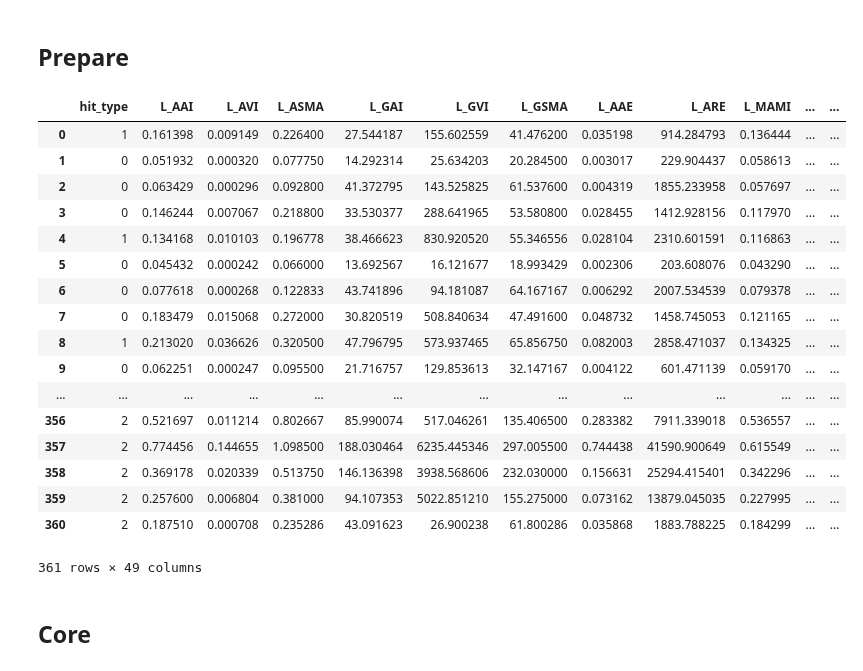
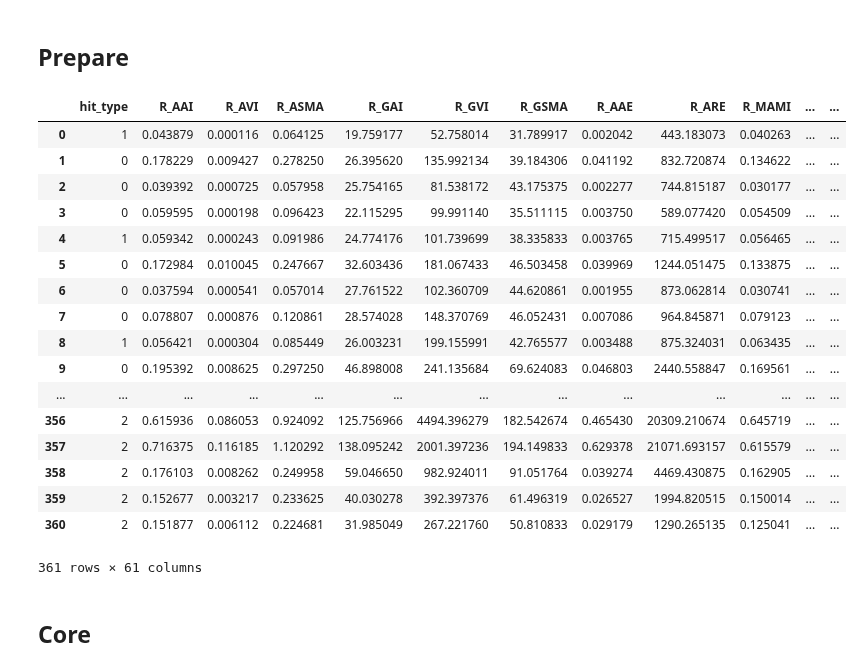
Before and after one commit to dsmilab/Taiko-Master, a Jupyter notebook: util/LGBM.ipynb, the cells around one changed output. Drawn from its saved outputs; the diff is of its cells as text; code cells hidden in the pictures.

```diff
--- a/util/LGBM.ipynb
+++ b/util/LGBM.ipynb
@@ -2,8 +2,7 @@
 <h1>Table of Contents<span class="tocSkip"></span></h1>
 <div class="toc" style="margin-top: 1em;"><ul class="toc-item"><li><span><a href="#LGBM-training" data-toc-modified-id="LGBM-training-1"><span class="toc-item-num">1&nbsp;&nbsp;</span>LGBM training</a></span><ul class="toc-item"><li><span><a href="#Prepare" data-toc-modified-id="Prepare-1.1"><span class="toc-item-num">1.1&nbsp;&nbsp;</span>Prepare</a></span></li><li><span><a href="#Core" data-toc-modified-id="Core-1.2"><span class="toc-item-num">1.2&nbsp;&nbsp;</span>Core</a></span></li><li><span><a href="#Feature-importances" data-toc-modified-id="Feature-importances-1.3"><span class="toc-item-num">1.3&nbsp;&nbsp;</span>Feature importances</a></span></li></ul></li></ul></div>
 # %%
-from apps.lib import Sensor, Performance, Model
-import apps.tkconfig as tkconfig
+import taiko as tk
 import matplotlib.pyplot as plt
 import seaborn as sns
 import numpy as np
@@ -12,5 +11,5 @@ from tqdm import tqdm
 import lightgbm as lgb
 
 SONG = 1
-WHO = 7
+WHO = 4
 TRAIN_ORDER = 3
@@ -31,5 +18,7 @@ def gogo(who_id, song_id, train_pf_order):
 # %%
 pfs = []
-for drumer in range(WHO, WHO + 1):
-    ppf = gogo(drumer, SONG, TRAIN_ORDER)
+for drummer in range(WHO, WHO + 1):
+    ppf = []
+    for order_id in tqdm(range(1, 3 + 1)):
+        ppf.append(tk.get_performance(drummer, SONG, order_id).event_primitive_df)
     pfs.append(ppf)
@@ -57,2 +25,3 @@ pfs[0][2].event_primitive_df
 # %%
-train_df = pfs[0][2].event_primitive_df
+train_df = pfs[0][2]
+train_df
@@ -63,37 +51,37 @@ train_df = pfs[0][2].event_primitive_df
 # %%
 x = train_df.drop(['hit_type'], axis=1)
 y = train_df['hit_type']
 
 
-x_valid_1 = pfs[0][0].event_primitive_df.drop(['hit_type'], axis=1)
-y_valid_1 = pfs[0][0].event_primitive_df['hit_type']
+x_valid_1 = pfs[0][0].drop(['hit_type'], axis=1)
+y_valid_1 = pfs[0][0]['hit_type']
 
-x_valid_2 = pfs[0][1].event_primitive_df.drop(['hit_type'], axis=1)
-y_valid_2 = pfs[0][1].event_primitive_df['hit_type']
+x_valid_2 = pfs[0][1].drop(['hit_type'], axis=1)
+y_valid_2 = pfs[0][1]['hit_type']
 
 x_test_1 = x_valid_1.copy()
 x_test_2 = x_valid_2.copy()
 
 train_df
 # %% [output]
-|  | hit_type | L_AAI | L_AVI | L_ASMA | L_GAI | L_GVI | L_GSMA | L_AAE | L_ARE | L_MAMI | ... | ... |
-| 0 | 1 | 0.161398 | 0.009149 | 0.226400 | 27.544187 | 155.602559 | 41.476200 | 0.035198 | 914.284793 | 0.136444 | ... | ... |
-| 1 | 0 | 0.051932 | 0.000320 | 0.077750 | 14.292314 | 25.634203 | 20.284500 | 0.003017 | 229.904437 | 0.058613 | ... | ... |
-| 2 | 0 | 0.063429 | 0.000296 | 0.092800 | 41.372795 | 143.525825 | 61.537600 | 0.004319 | 1855.233958 | 0.057697 | ... | ... |
-| 3 | 0 | 0.146244 | 0.007067 | 0.218800 | 33.530377 | 288.641965 | 53.580800 | 0.028455 | 1412.928156 | 0.117970 | ... | ... |
-| 4 | 1 | 0.134168 | 0.010103 | 0.196778 | 38.466623 | 830.920520 | 55.346556 | 0.028104 | 2310.601591 | 0.116863 | ... | ... |
-| 5 | 0 | 0.045432 | 0.000242 | 0.066000 | 13.692567 | 16.121677 | 18.993429 | 0.002306 | 203.608076 | 0.043290 | ... | ... |
-| 6 | 0 | 0.077618 | 0.000268 | 0.122833 | 43.741896 | 94.181087 | 64.167167 | 0.006292 | 2007.534539 | 0.079378 | ... | ... |
-| 7 | 0 | 0.183479 | 0.015068 | 0.272000 | 30.820519 | 508.840634 | 47.491600 | 0.048732 | 1458.745053 | 0.121165 | ... | ... |
-| 8 | 1 | 0.213020 | 0.036626 | 0.320500 | 47.796795 | 573.937465 | 65.856750 | 0.082003 | 2858.471037 | 0.134325 | ... | ... |
-| 9 | 0 | 0.062251 | 0.000247 | 0.095500 | 21.716757 | 129.853613 | 32.147167 | 0.004122 | 601.471139 | 0.059170 | ... | ... |
+|  | hit_type | R_AAI | R_AVI | R_ASMA | R_GAI | R_GVI | R_GSMA | R_AAE | R_ARE | R_MAMI | ... | ... |
+| 0 | 1 | 0.043879 | 0.000116 | 0.064125 | 19.759177 | 52.758014 | 31.789917 | 0.002042 | 443.183073 | 0.040263 | ... | ... |
+| 1 | 0 | 0.178229 | 0.009427 | 0.278250 | 26.395620 | 135.992134 | 39.184306 | 0.041192 | 832.720874 | 0.134622 | ... | ... |
+| 2 | 0 | 0.039392 | 0.000725 | 0.057958 | 25.754165 | 81.538172 | 43.175375 | 0.002277 | 744.815187 | 0.030177 | ... | ... |
+| 3 | 0 | 0.059595 | 0.000198 | 0.096423 | 22.115295 | 99.991140 | 35.511115 | 0.003750 | 589.077420 | 0.054509 | ... | ... |
+| 4 | 1 | 0.059342 | 0.000243 | 0.091986 | 24.774176 | 101.739699 | 38.335833 | 0.003765 | 715.499517 | 0.056465 | ... | ... |
+| 5 | 0 | 0.172984 | 0.010045 | 0.247667 | 32.603436 | 181.067433 | 46.503458 | 0.039969 | 1244.051475 | 0.133875 | ... | ... |
+| 6 | 0 | 0.037594 | 0.000541 | 0.057014 | 27.761522 | 102.360709 | 44.620861 | 0.001955 | 873.062814 | 0.030741 | ... | ... |
+| 7 | 0 | 0.078807 | 0.000876 | 0.120861 | 28.574028 | 148.370769 | 46.052431 | 0.007086 | 964.845871 | 0.079123 | ... | ... |
+| 8 | 1 | 0.056421 | 0.000304 | 0.085449 | 26.003231 | 199.155991 | 42.765577 | 0.003488 | 875.324031 | 0.063435 | ... | ... |
+| 9 | 0 | 0.195392 | 0.008625 | 0.297250 | 46.898008 | 241.135684 | 69.624083 | 0.046803 | 2440.558847 | 0.169561 | ... | ... |
 | ... | ... | ... | ... | ... | ... | ... | ... | ... | ... | ... | ... | ... |
-| 356 | 2 | 0.521697 | 0.011214 | 0.802667 | 85.990074 | 517.046261 | 135.406500 | 0.283382 | 7911.339018 | 0.536557 | ... | ... |
-| 357 | 2 | 0.774456 | 0.144655 | 1.098500 | 188.030464 | 6235.445346 | 297.005500 | 0.744438 | 41590.900649 | 0.615549 | ... | ... |
-| 358 | 2 | 0.369178 | 0.020339 | 0.513750 | 146.136398 | 3938.568606 | 232.030000 | 0.156631 | 25294.415401 | 0.342296 | ... | ... |
-| 359 | 2 | 0.257600 | 0.006804 | 0.381000 | 94.107353 | 5022.851210 | 155.275000 | 0.073162 | 13879.045035 | 0.227995 | ... | ... |
-| 360 | 2 | 0.187510 | 0.000708 | 0.235286 | 43.091623 | 26.900238 | 61.800286 | 0.035868 | 1883.788225 | 0.184299 | ... | ... |
+| 356 | 2 | 0.615936 | 0.086053 | 0.924092 | 125.756966 | 4494.396279 | 182.542674 | 0.465430 | 20309.210674 | 0.645719 | ... | ... |
+| 357 | 2 | 0.716375 | 0.116185 | 1.120292 | 138.095242 | 2001.397236 | 194.149833 | 0.629378 | 21071.693157 | 0.615579 | ... | ... |
+| 358 | 2 | 0.176103 | 0.008262 | 0.249958 | 59.046650 | 982.924011 | 91.051764 | 0.039274 | 4469.430875 | 0.162905 | ... | ... |
+| 359 | 2 | 0.152677 | 0.003217 | 0.233625 | 40.030278 | 392.397376 | 61.496319 | 0.026527 | 1994.820515 | 0.150014 | ... | ... |
+| 360 | 2 | 0.151877 | 0.006112 | 0.224681 | 31.985049 | 267.221760 | 50.810833 | 0.029179 | 1290.265135 | 0.125041 | ... | ... |
-361 rows × 49 columns
+361 rows × 61 columns
 # %% [markdown]
 ## Core
 # %%
```
Also changed, not shown: parts of 8 cells of this notebook, 3 other files.
